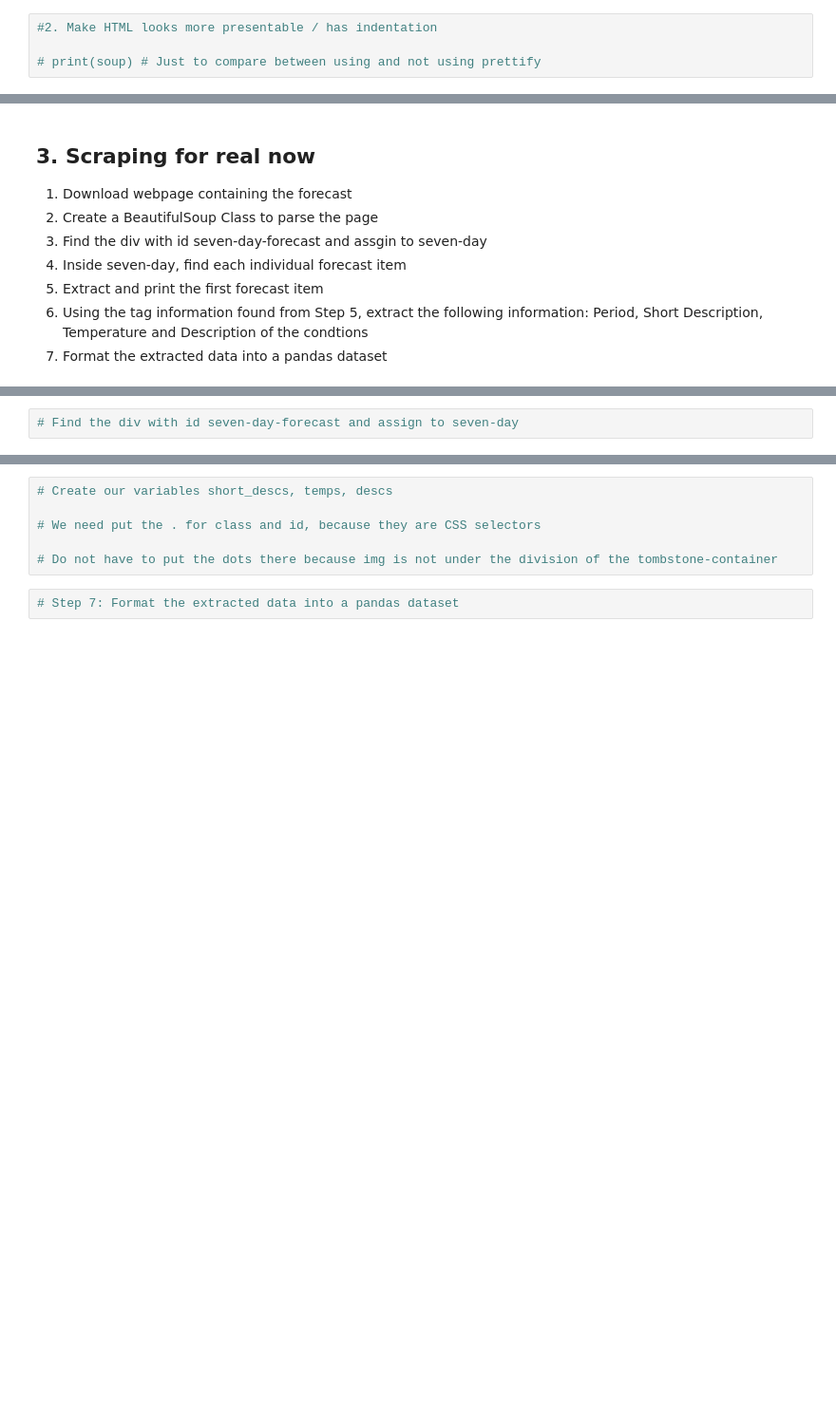
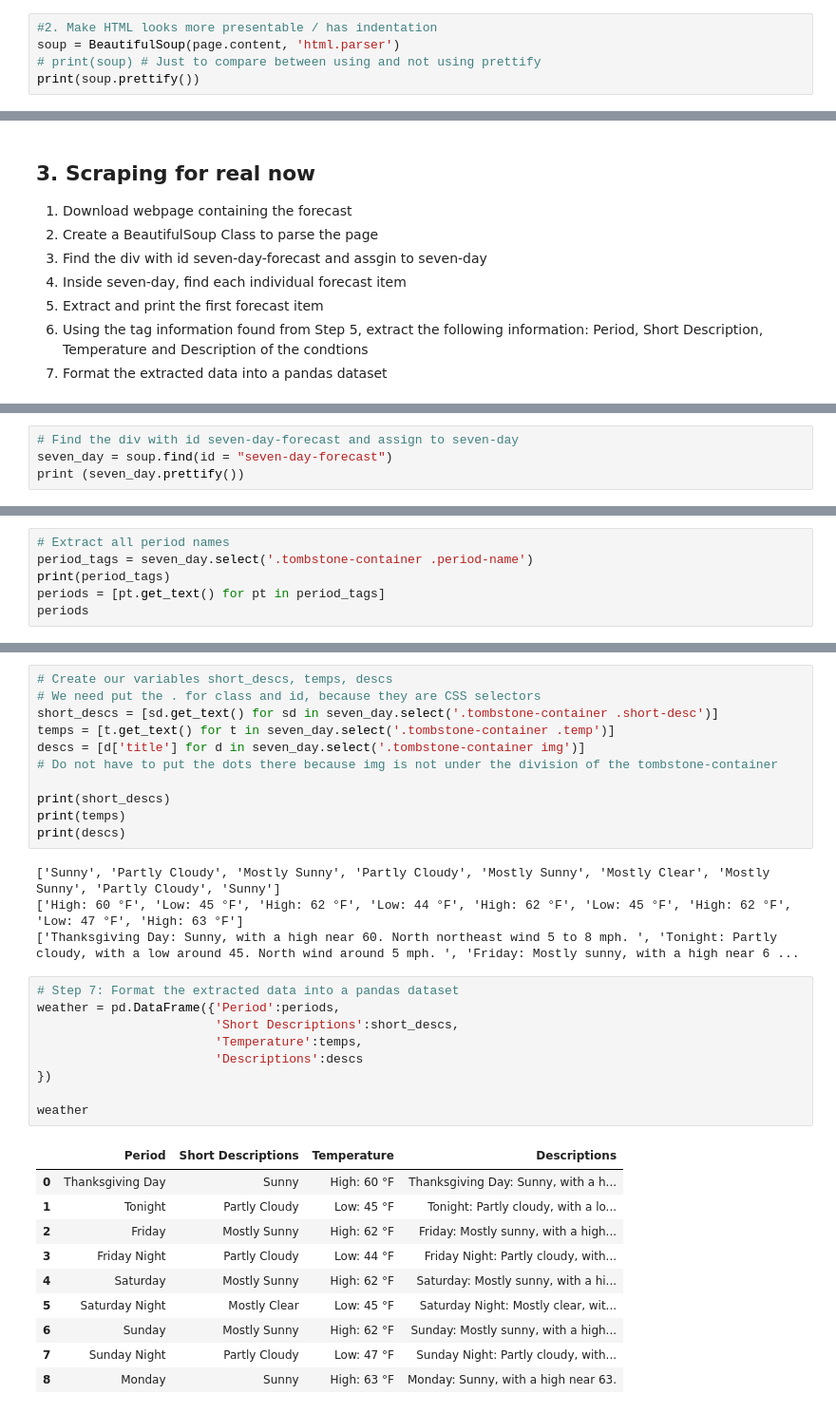
Before and after one commit to Beat27/DAC-Curriculum, a Jupyter notebook: DAC-007_Web_Scraping/DAC-007_Web_Scraping_Student.ipynb, the cells around one changed output, grey strips where cells are left out. Shown: that part at 95% size. Drawn from its saved outputs; the diff is of its cells as text; blank space fills up the shorter version.

```diff
--- a/DAC-007_Web_Scraping/DAC-007_Web_Scraping_Student.ipynb
+++ b/DAC-007_Web_Scraping/DAC-007_Web_Scraping_Student.ipynb
@@ -62,4 +66,5 @@ url = "https://forecast.weather.gov/MapClick.php?lat=37.7772&lon=-122.4168"
 # %%
 #2. Make HTML looks more presentable / has indentation
-
+soup = BeautifulSoup(page.content, 'html.parser')
 # print(soup) # Just to compare between using and not using prettify
+print(soup.prettify())
@@ -106,2 +211,4 @@ url = "https://forecast.weather.gov/MapClick.php?lat=37.7772&lon=-122.4168"
 # %%
 # Find the div with id seven-day-forecast and assign to seven-day
+seven_day = soup.find(id = "seven-day-forecast")
+print (seven_day.prettify())
@@ -118,0 +279,6 @@ url = "https://forecast.weather.gov/MapClick.php?lat=37.7772&lon=-122.4168"
+# %%
+# Extract all period names
+period_tags = seven_day.select('.tombstone-container .period-name')
+print(period_tags)
+periods = [pt.get_text() for pt in period_tags]
+periods
@@ -119,8 +296,35 @@ url = "https://forecast.weather.gov/MapClick.php?lat=37.7772&lon=-122.4168"
 # %%
 # Create our variables short_descs, temps, descs
+# We need put the . for class and id, because they are CSS selectors
+short_descs = [sd.get_text() for sd in seven_day.select('.tombstone-container .short-desc')]
+temps = [t.get_text() for t in seven_day.select('.tombstone-container .temp')]
+descs = [d['title'] for d in seven_day.select('.tombstone-container img')]
+# Do not have to put the dots there because img is not under the division of the tombstone-container
 
-# We need put the . for class and id, because they are CSS selectors
-
-# Do not have to put the dots there because img is not under the division of the tombstone-container
+print(short_descs)
+print(temps)
+print(descs)
+# %% [output]
+['Sunny', 'Partly Cloudy', 'Mostly Sunny', 'Partly Cloudy', 'Mostly Sunny', 'Mostly Clear', 'Mostly Sunny', 'Partly Cloudy', 'Sunny']
+['High: 60 °F', 'Low: 45 °F', 'High: 62 °F', 'Low: 44 °F', 'High: 62 °F', 'Low: 45 °F', 'High: 62 °F', 'Low: 47 °F', 'High: 63 °F']
+['Thanksgiving Day: Sunny, with a high near 60. North northeast wind 5 to 8 mph. ', 'Tonight: Partly cloudy, with a low around 45. North wind around 5 mph. ', 'Friday: Mostly sunny, with a high near 6 ...
 # %%
 # Step 7: Format the extracted data into a pandas dataset
+weather = pd.DataFrame({'Period':periods,
+                        'Short Descriptions':short_descs,
+                        'Temperature':temps,
+                        'Descriptions':descs
+})
+
+weather
+# %% [output]
+|  | Period | Short Descriptions | Temperature | Descriptions |
+| 0 | Thanksgiving Day | Sunny | High: 60 °F | Thanksgiving Day: Sunny, with a h... |
+| 1 | Tonight | Partly Cloudy | Low: 45 °F | Tonight: Partly cloudy, with a lo... |
+| 2 | Friday | Mostly Sunny | High: 62 °F | Friday: Mostly sunny, with a high... |
+| 3 | Friday Night | Partly Cloudy | Low: 44 °F | Friday Night: Partly cloudy, with... |
+| 4 | Saturday | Mostly Sunny | High: 62 °F | Saturday: Mostly sunny, with a hi... |
+| 5 | Saturday Night | Mostly Clear | Low: 45 °F | Saturday Night: Mostly clear, wit... |
+| 6 | Sunday | Mostly Sunny | High: 62 °F | Sunday: Mostly sunny, with a high... |
+| 7 | Sunday Night | Partly Cloudy | Low: 47 °F | Sunday Night: Partly cloudy, with... |
+| 8 | Monday | Sunny | High: 63 °F | Monday: Sunny, with a high near 63. |
```
Also changed, not shown: parts of 23 cells of this notebook.
